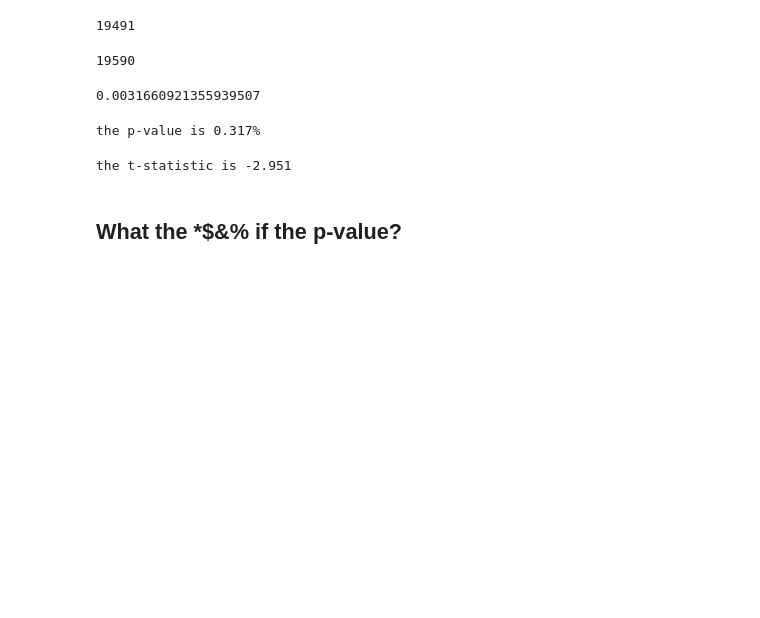
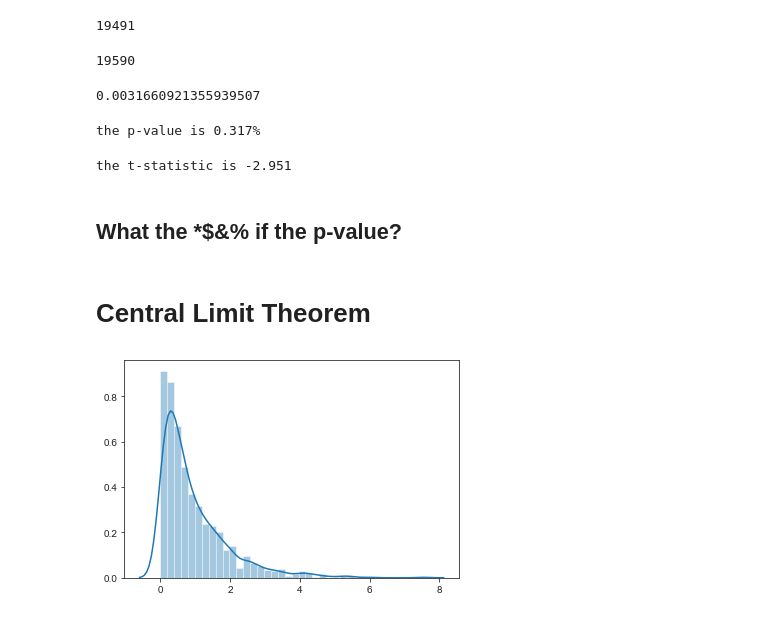
Before and after one commit to ironhack-datalabs/data-ber-08-20, a Jupyter notebook: Notes/module-2/week-5/3-ab_testing.ipynb, the cells around one changed output. Cells and saved outputs as stored; diff of their text form; code cells hidden in the pictures; blank space fills up the shorter version.

```diff
--- a/Notes/module-2/week-5/3-ab_testing.ipynb
+++ b/Notes/module-2/week-5/3-ab_testing.ipynb
@@ -171,3 +171,9 @@ print(f"the t-statistic is {round(t,3)}")
 the t-statistic is -2.951
 # %% [markdown]
 ## What the *$&% if the p-value?
+# %% [markdown]
+# Central Limit Theorem
+# %%
+sns.distplot(np.random.exponential(size=1000));
+# %% [output]
+[figure, added]
```
Also changed, not shown: parts of 19 cells of this notebook, 1 other file.
